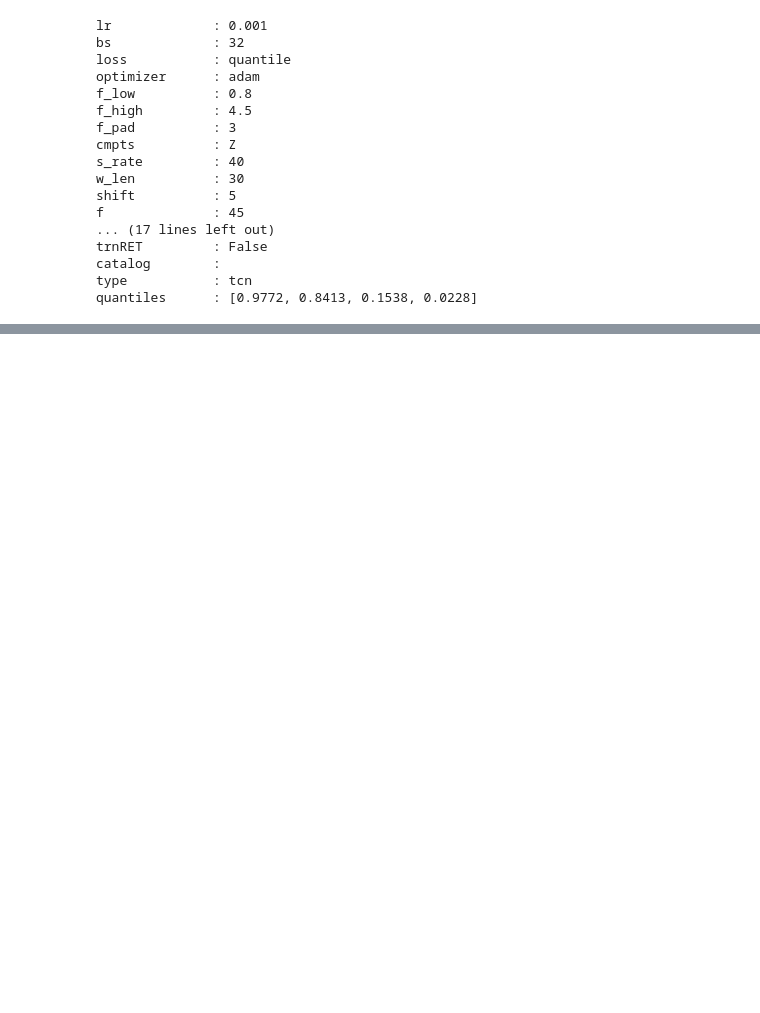
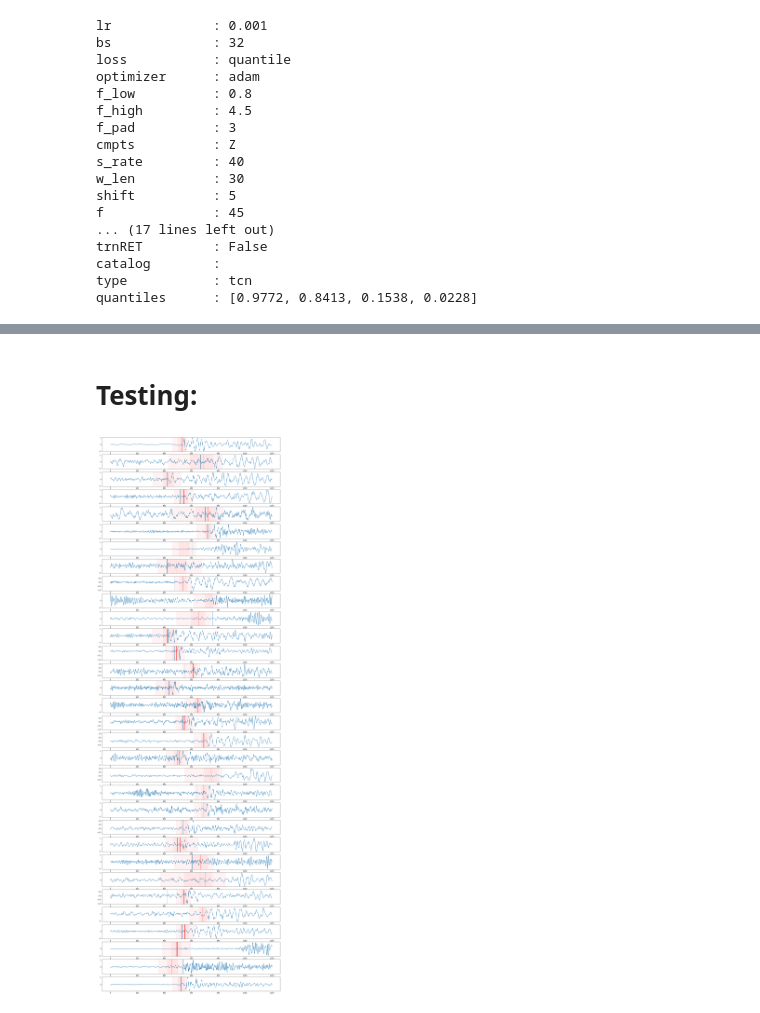
Before and after one commit to joshuadickey/arr-net, a Jupyter notebook: ArrNet_use.ipynb, the cells around one changed output, grey strips where cells are left out. Drawn from its saved outputs; the diff is of its cells as text; code cells hidden in the pictures; blank space fills up the shorter version.

```diff
--- a/ArrNet_use.ipynb
+++ b/ArrNet_use.ipynb
@@ -223,11 +241,11 @@ def get_callbacks(pdict):
     return [sv, tbd, stp]
 # %%
 # TRAIN!
-my_hist = model.fit(x=gen_trn, steps_per_epoch=params.t_step, epochs=5000,
-                                  validation_data=(X_val, Y_val),
-                                  use_multiprocessing=True,
-                                  callbacks=get_callbacks(params),
-                                  workers = 8, max_queue_size=128)
+my_hist = model.fit(x=gen_trn, steps_per_epoch=64, epochs=5000,
+                    validation_data=(X_val, Y_val),
+                    use_multiprocessing=True,
+                    callbacks=get_callbacks(params),
+                    workers=8, max_queue_size=128)
 # %% [output]
 Epoch 1/5000
 WARNING:tensorflow:multiprocessing can interact badly with TensorFlow, causing nondeterministic deadlocks. For high performance data pipelines tf.data is recommended.
@@ -233,0 +267,19 @@ WARNING:tensorflow:multiprocessing can interact badly with TensorFlow, causing n
+# %% [markdown]
+# Testing:
+# %%
+def o2s(offset):
+    return params.s_rate*(params.w_len/2 - offset)
+# %%
+# plot some waveforms
+X_tst, Y_tst, cat_tst = next(gen_tst)
+Y_pred = model.predict(X_tst)
+nb_plot = params.bs
+fig, ax = plt.subplots(nb_plot, 1, figsize=(20,nb_plot*2))
+for i in range(nb_plot):
+    ax[i].plot(X_tst[i])
+    ax[i].axvline(o2s(Y_tst[i]))
+    ax[i].axvline(o2s(Y_pred[0][i].copy()), c='red')
+    ax[i].axvspan(o2s(Y_pred[1][i][0]), o2s(Y_pred[4][i][0]), color='red', alpha=0.05)
+    ax[i].axvspan(o2s(Y_pred[2][i][0]), o2s(Y_pred[3][i][0]), color='red', alpha=0.05)
+# %% [output]
+[figure, added]
```
Also changed, not shown: parts of 12 cells of this notebook.
